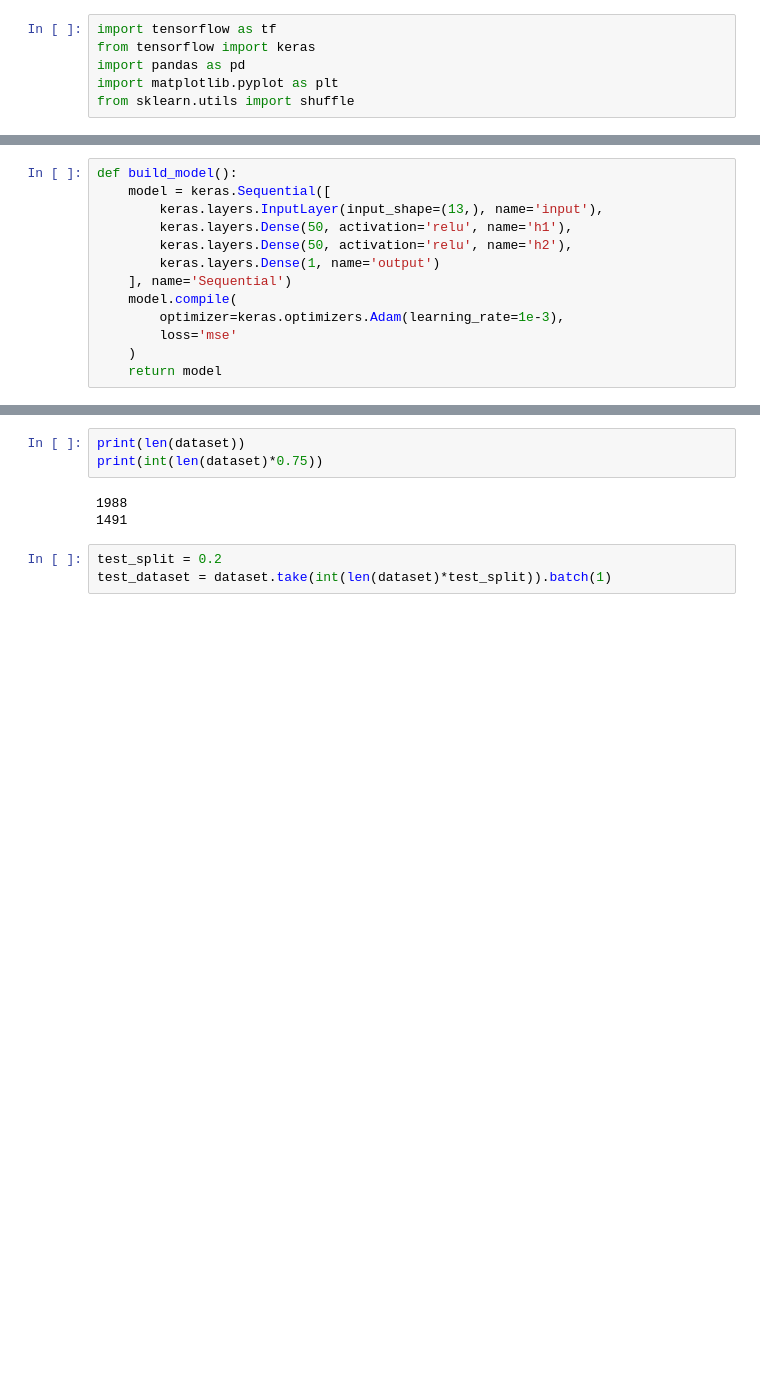
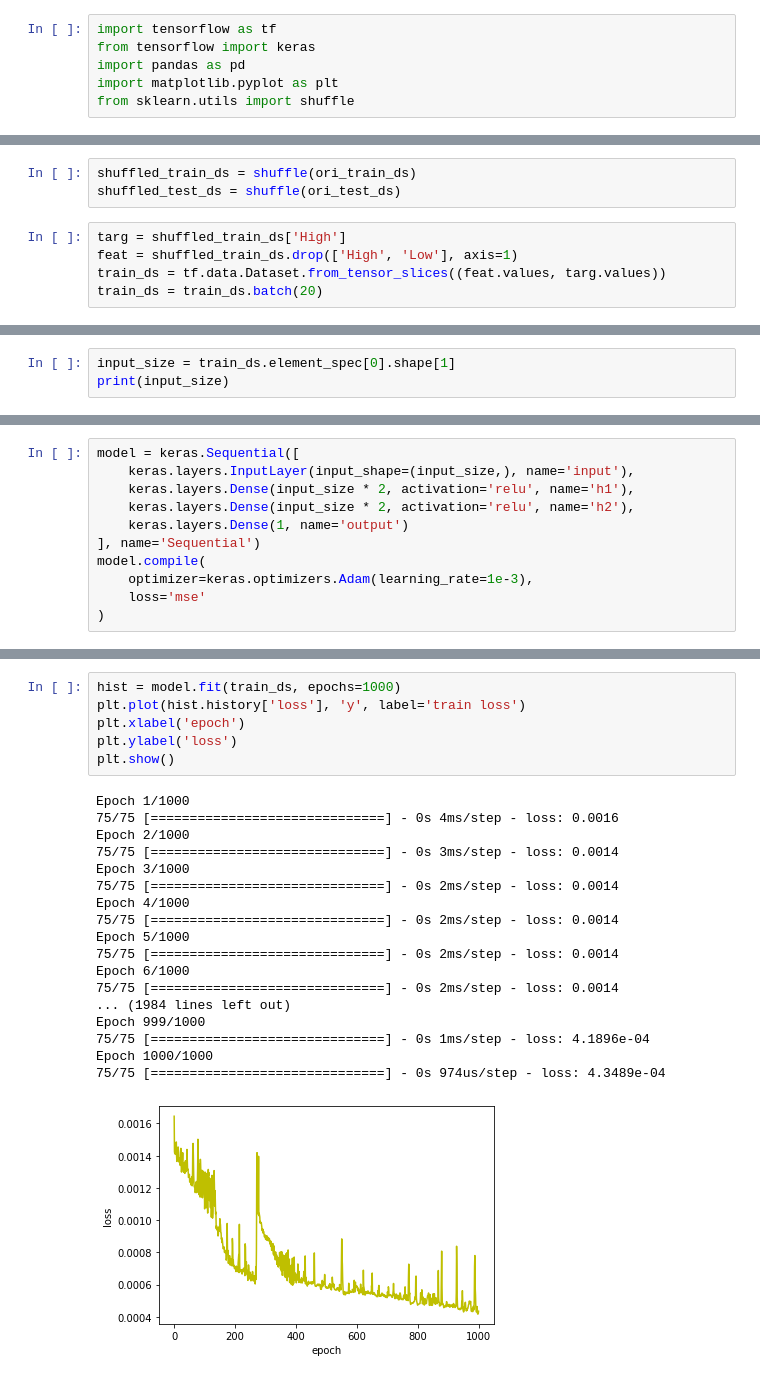
Before and after one commit to hoyeon912/tickai, a Jupyter notebook: src/predict/52wk_tf.ipynb, the cells around one changed output, grey strips where cells are left out. Cells and saved outputs as stored; diff of their text form; blank space fills up the shorter version.

```diff
--- a/src/predict/52wk_tf.ipynb
+++ b/src/predict/52wk_tf.ipynb
@@ -6,0 +10,8 @@ from sklearn.utils import shuffle
+# %%
+shuffled_train_ds = shuffle(ori_train_ds)
+shuffled_test_ds = shuffle(ori_test_ds)
+# %%
+targ = shuffled_train_ds['High']
+feat = shuffled_train_ds.drop(['High', 'Low'], axis=1)
+train_ds = tf.data.Dataset.from_tensor_slices((feat.values, targ.values))
+train_ds = train_ds.batch(20)
@@ -6,0 +23,3 @@ from sklearn.utils import shuffle
+# %%
+input_size = train_ds.element_spec[0].shape[1]
+print(input_size)
@@ -7,13 +28,11 @@ from sklearn.utils import shuffle
 # %%
-def build_model():
-    model = keras.Sequential([
-        keras.layers.InputLayer(input_shape=(13,), name='input'),
-        keras.layers.Dense(50, activation='relu', name='h1'),
-        keras.layers.Dense(50, activation='relu', name='h2'),
-        keras.layers.Dense(1, name='output')
-    ], name='Sequential')
-    model.compile(
-        optimizer=keras.optimizers.Adam(learning_rate=1e-3),
-        loss='mse'
-    )
-    return model
+model = keras.Sequential([
+    keras.layers.InputLayer(input_shape=(input_size,), name='input'),
+    keras.layers.Dense(input_size * 2, activation='relu', name='h1'),
+    keras.layers.Dense(input_size * 2, activation='relu', name='h2'),
+    keras.layers.Dense(1, name='output')
+], name='Sequential')
+model.compile(
+    optimizer=keras.optimizers.Adam(learning_rate=1e-3),
+    loss='mse'
+)
@@ -95,9 +39,25 @@ To enable them in other operations, rebuild TensorFlow with the appropriate comp
-# %%
-print(len(dataset))
-print(int(len(dataset)*0.75))
-# %% [output]
-1988
-1491
-# %%
-test_split = 0.2
-test_dataset = dataset.take(int(len(dataset)*test_split)).batch(1)
+# %%
+hist = model.fit(train_ds, epochs=1000)
+plt.plot(hist.history['loss'], 'y', label='train loss')
+plt.xlabel('epoch')
+plt.ylabel('loss')
+plt.show()
+# %% [output]
+Epoch 1/1000
+75/75 [==============================] - 0s 4ms/step - loss: 0.0016
+Epoch 2/1000
+75/75 [==============================] - 0s 3ms/step - loss: 0.0014
+Epoch 3/1000
+75/75 [==============================] - 0s 2ms/step - loss: 0.0014
+Epoch 4/1000
+75/75 [==============================] - 0s 2ms/step - loss: 0.0014
+Epoch 5/1000
+75/75 [==============================] - 0s 2ms/step - loss: 0.0014
+Epoch 6/1000
+75/75 [==============================] - 0s 2ms/step - loss: 0.0014
+... (1984 lines left out)
+Epoch 999/1000
+75/75 [==============================] - 0s 1ms/step - loss: 4.1896e-04
+Epoch 1000/1000
+75/75 [==============================] - 0s 974us/step - loss: 4.3489e-04
+[figure, added]
```
Also changed, not shown: parts of 22 cells of this notebook, 2 other files.
